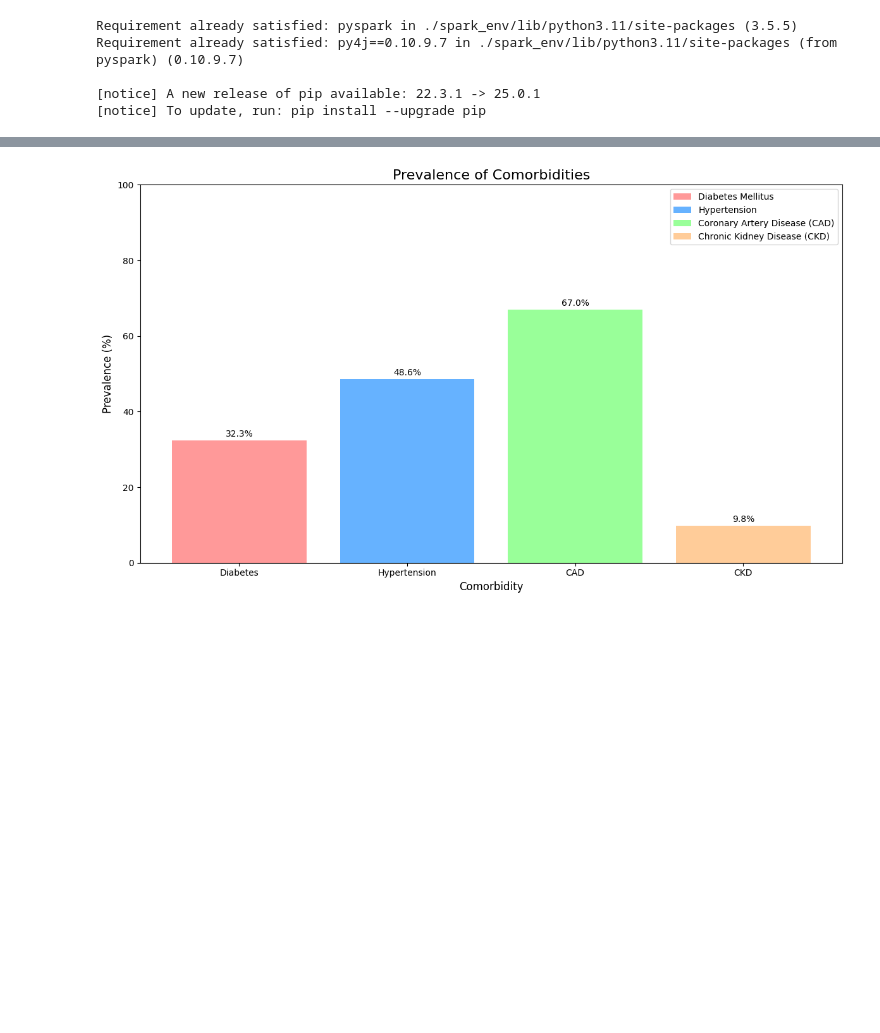
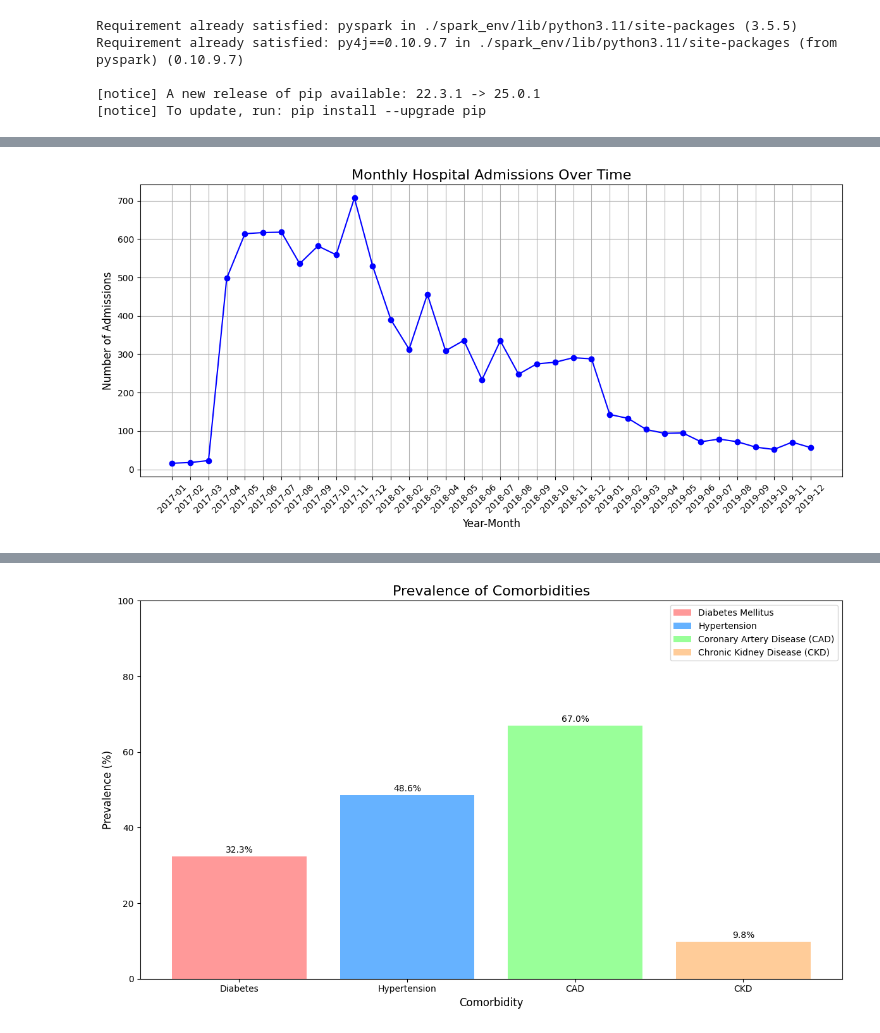
Before and after one commit to ExistCode/big_data_assignment, a Jupyter notebook: Spark.ipynb, the cells around one changed output, grey strips where cells are left out. Drawn from its saved outputs; the diff is of its cells as text; code cells hidden in the pictures; blank space fills up the shorter version.

```diff
--- a/Spark.ipynb
+++ b/Spark.ipynb
@@ -74,0 +133,11 @@ comorbidities = spark.sql("""
+# %%
+admissions_df.createOrReplaceTempView("admissions")
+
+monthly_admissions = spark.sql("""
+    SELECT
+        CONCAT(year, '-', LPAD(month, 2, '0')) AS year_month,
+        COUNT(*) AS admission_count
+    FROM admissions
+    GROUP BY year, month
+    ORDER BY year, month
+""").toPandas()
@@ -74,0 +164,17 @@ comorbidities = spark.sql("""
+# %%
+import matplotlib.pyplot as plt
+
+# Plot monthly admissions over time
+
+plt.figure(figsize=(12, 6))
+plt.plot(monthly_admissions['year_month'],
+         monthly_admissions['admission_count'], marker='o', linestyle='-', color='b')
+plt.title('Monthly Hospital Admissions Over Time', fontsize=16)
+plt.xlabel('Year-Month', fontsize=12)
+plt.ylabel('Number of Admissions', fontsize=12)
+plt.xticks(rotation=45)
+plt.grid(True)
+plt.tight_layout()
+plt.show()
+# %% [output]
+[figure, added]
```
Also changed, not shown: parts of 17 cells of this notebook.
